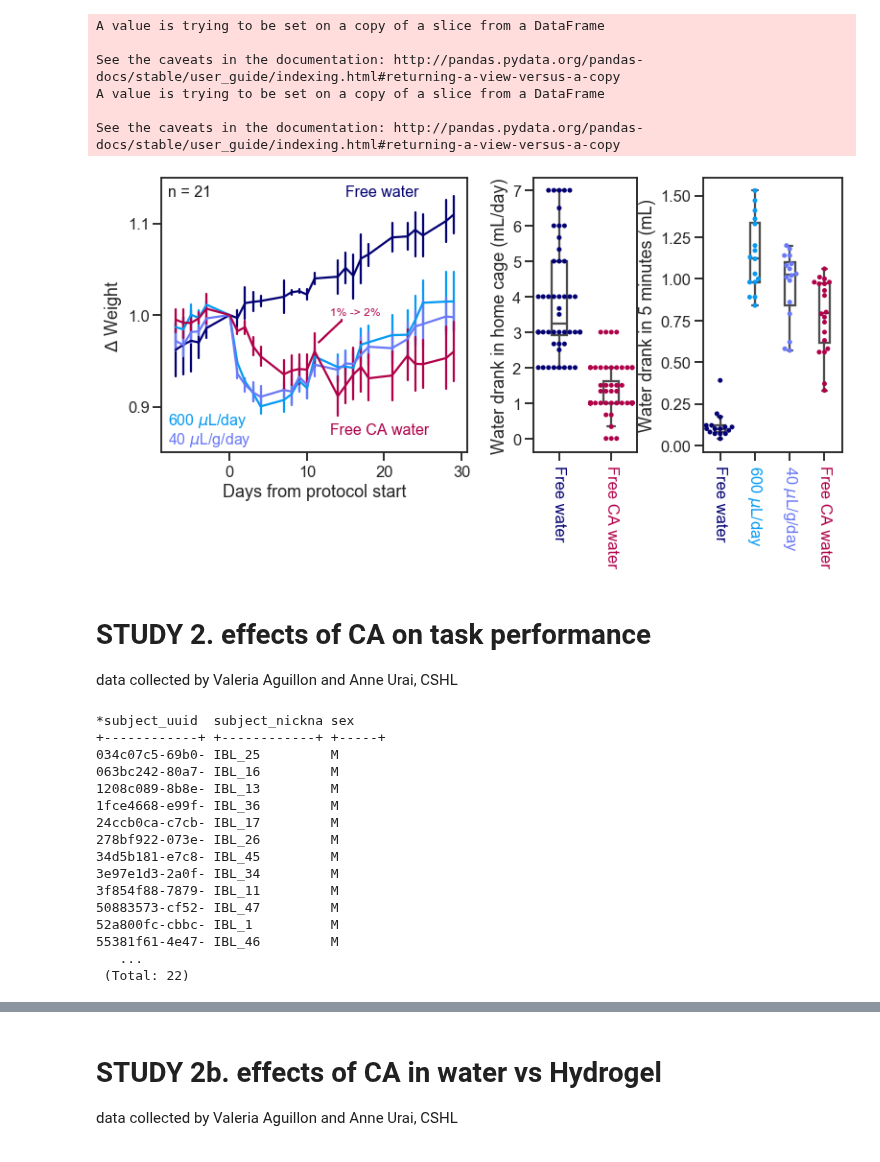
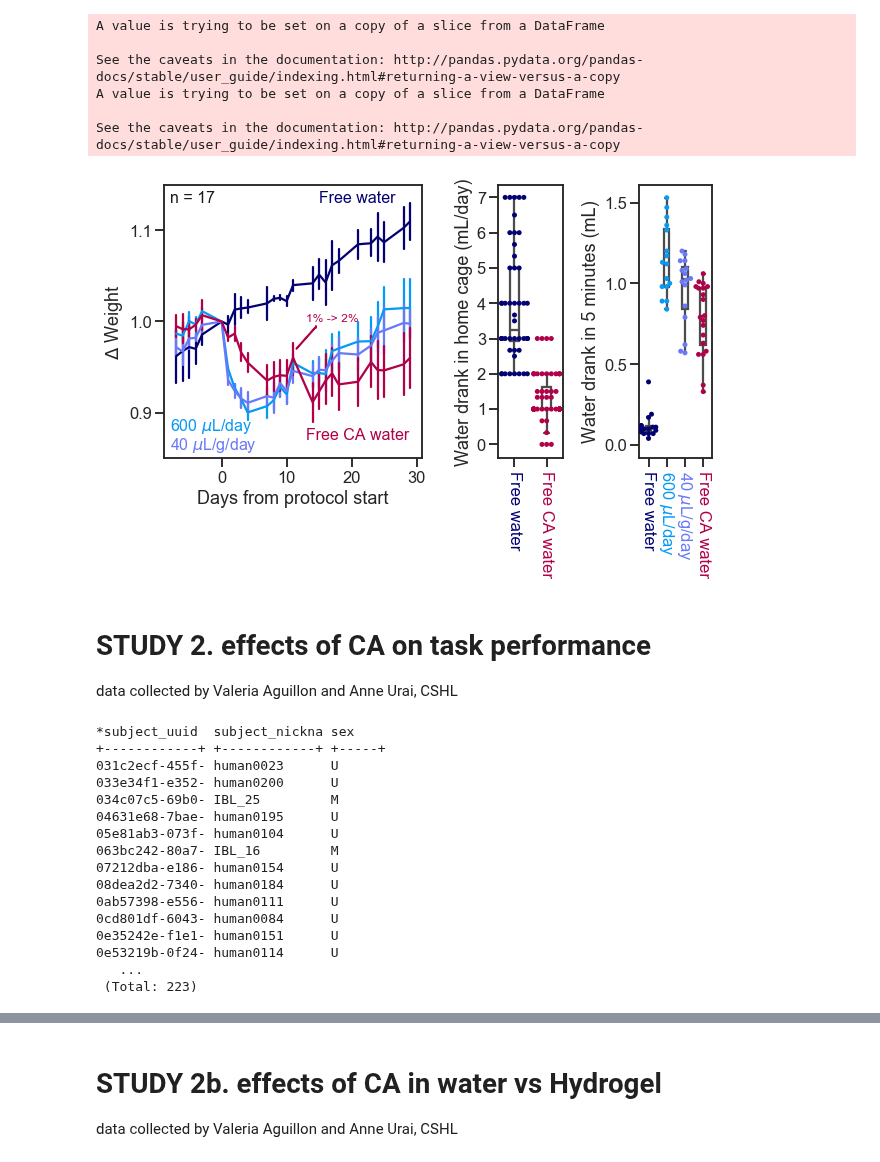
Before and after one commit to int-brain-lab/analysis, a Jupyter notebook: citricacid/citricacid_sfn_2019.ipynb, the cells around one changed output, grey strips where cells are left out. Drawn from its saved outputs; the diff is of its cells as text; code cells hidden in the pictures.

```diff
--- a/citricacid/citricacid_sfn_2019.ipynb
+++ b/citricacid/citricacid_sfn_2019.ipynb
@@ -108,7 +106,7 @@ See the caveats in the documentation: http://pandas.pydata.org/pandas-docs/stabl
 palette = sns.xkcd_palette(['deep blue', 'azure', 'cornflower', 'raspberry'])
 hue_order = ['Free water', 'Fixed amount', 'Weight-based amount', 'Citric Acid']
 
-f, ax = plt.subplots(ncols=3, nrows=1, gridspec_kw=dict(width_ratios=[2.2, 0.75, 1]), figsize=(11, 6))
+f, ax = plt.subplots(ncols=3, nrows=1, gridspec_kw=dict(width_ratios=[3, 0.75, 0.85]), figsize=(9, 6))
 
 sns.lineplot(x="session_date", y="avg_weight", err_style='bars',
              ci=68, hue="condition", data=normalized_df, ax=ax[0], legend=False,
@@ -121,7 +119,7 @@ ax[0].text(-8, 0.88,'600 $\mu$L/day', {'color':palette[1], 'fontsize':16})
 ax[0].text(-8, 0.86,'40 $\mu$L/g/day', {'color':palette[2], 'fontsize':16})
 ax[0].text(13, 0.87,'Free CA water', {'color':palette[3], 'fontsize':16})
 ax[0].text(13, 1,'1% -> 2%', {'color':palette[3], 'fontsize':12})
-ax[0].text(-8, 1.13, 'n = 21', {'color':'k', 'fontsize':16})
+ax[0].text(-8, 1.13, 'n = 17', {'color':'k', 'fontsize':16})
 ax[0].arrow(11.5, 0.97, 3, 0.024, color=palette[3])
 
 ########### WATER ADMINISTRATIONS ###########
@@ -160,7 +158,7 @@ sns.boxplot(x="condition", y="total_water", order=[ 'Free water', 'Citric Acid']
             fliersize=0, boxprops={'facecolor':'None'}, width=.3, ax=ax[1])
 ax[1].set(ylabel='Water drank in home cage (mL/day)', xlabel='')
 ax[1].set_xticklabels(['Free water', 'Free CA water'])
-
+ax[2].set_yticks([0, 2, 4, 6])
 
 ########### WATER ###########
 water= pd.read_csv('thirst.csv') # first date is exclude (habituation)
@@ -174,34 +172,35 @@ CTL = 'Free water'
 condition_map = {'6867': CA, '6869':CA, 'ZM_209':CA, '6872':CA, 'ZM_342':CA,
 'ZM_202':FA, 'ZM_337':FA, 'ZM_206':FA, 'ZM_208':FA,
 'ZM_203':WD, 'ZM_210':WD, 'ZM_338':WD, '6870':WD,
 'ZM_205':CTL, 'ZM_335':CTL, '6873':CTL, 'ZM_200':CTL}
 
 water['condition'] = water.subject.map(condition_map)
 
 ########### PLOTTING ###########
 sns.swarmplot(x="condition", y="water_amount", order=hue_order,
               data=water, ax=ax[2], palette=palette)
 sns.boxplot(x="condition", y="water_amount", order=hue_order,
             data=water, fliersize=0, boxprops={'facecolor':'None'}, width=.3, ax=ax[2])
 ax[2].set(ylabel='Water drank in 5 minutes (mL)', xlabel='')
 ax[2].set_xticklabels(['Free water', '600 $\mu$L/day', '40 $\mu$L/g/day', 'Free CA water'])
+ax[2].set_yticks([0, 0.5, 1, 1.5])
 
 # layout with rotated ticks
 for ticklabel, tickcolor in zip(ax[1].get_xticklabels(), [palette[0], palette[3]]):
     ticklabel.set_color(tickcolor)
     ticklabel.set_rotation(-90)
     ticklabel.set(ha='center')
 
 for ticklabel, tickcolor in zip(ax[2].get_xticklabels(), palette):
     ticklabel.set_color(tickcolor)
     ticklabel.set_rotation(-90)
     ticklabel.set(ha='center')
 
 f.tight_layout()
 f.savefig(os.path.join(figpath, "citricacid_study1.pdf"))
 f.savefig(os.path.join(figpath, "citricacid_study1.png"), dpi=600)
 # %% [output]
-[figure, old version]
+[figure, new version]
 # %% [markdown]
 # STUDY 2. effects of CA on task performance
 data collected by Valeria Aguillon and Anne Urai, CSHL
@@ -265,24 +264,24 @@ palette = sns.xkcd_palette(['deep blue', 'electric blue', 'azure', 'purpley pink
 df.describe()
 marker_mapping = {'WW':'<', 'W':'>', 'O':'o', 'C':'v', 'H':'P', 'CC':'^'}
 condition_names = ['Free water', 'Free wknd water', '1mL/day', 'Free wknd CA water',
-                   'Free wknd CA hydrogel', 'Free CA water']
+                   'Free wknd CA hydr', 'Free CA water']
 # %% [output]
 *subject_uuid  subject_nickna sex
 +------------+ +------------+ +-----+
+031c2ecf-455f- human0023      U
+033e34f1-e352- human0200      U
 034c07c5-69b0- IBL_25         M
+04631e68-7bae- human0195      U
+05e81ab3-073f- human0104      U
 063bc242-80a7- IBL_16         M
-1208c089-8b8e- IBL_13         M
-1fce4668-e99f- IBL_36         M
-24ccb0ca-c7cb- IBL_17         M
-278bf922-073e- IBL_26         M
-34d5b181-e7c8- IBL_45         M
-3e97e1d3-2a0f- IBL_34         M
-3f854f88-7879- IBL_11         M
-50883573-cf52- IBL_47         M
-52a800fc-cbbc- IBL_1          M
-55381f61-4e47- IBL_46         M
+07212dba-e186- human0154      U
+08dea2d2-7340- human0184      U
+0ab57398-e556- human0111      U
+0cd801df-6043- human0084      U
+0e35242e-f1e1- human0151      U
+0e53219b-0f24- human0114      U
    ...
- (Total: 22)
+ (Total: 223)
 # %%
 # MAKE NICE-LOOKING DATE AXES
 import matplotlib.dates as mdates
```
Also changed, not shown: parts of 6 cells of this notebook, 3 other files.
